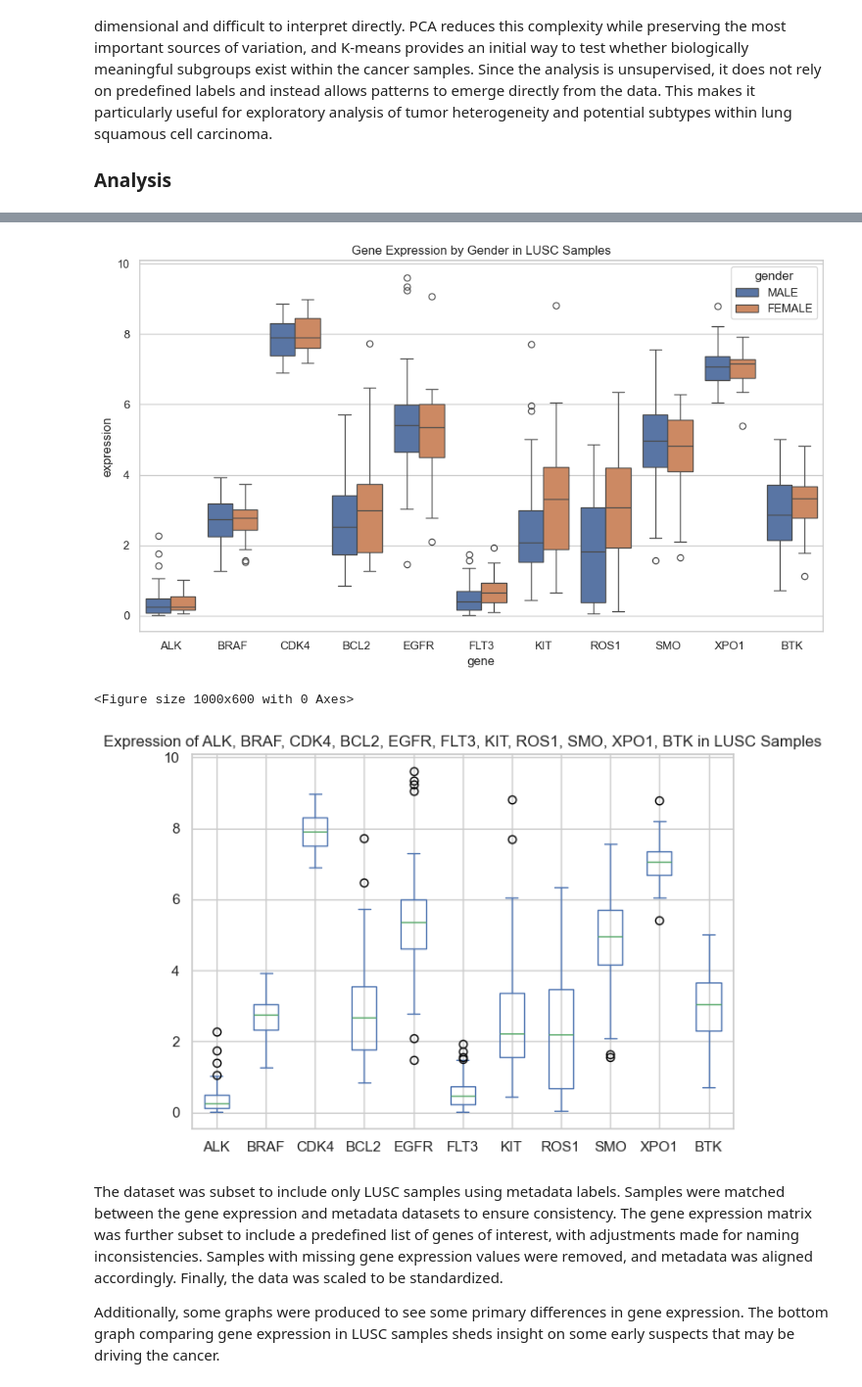
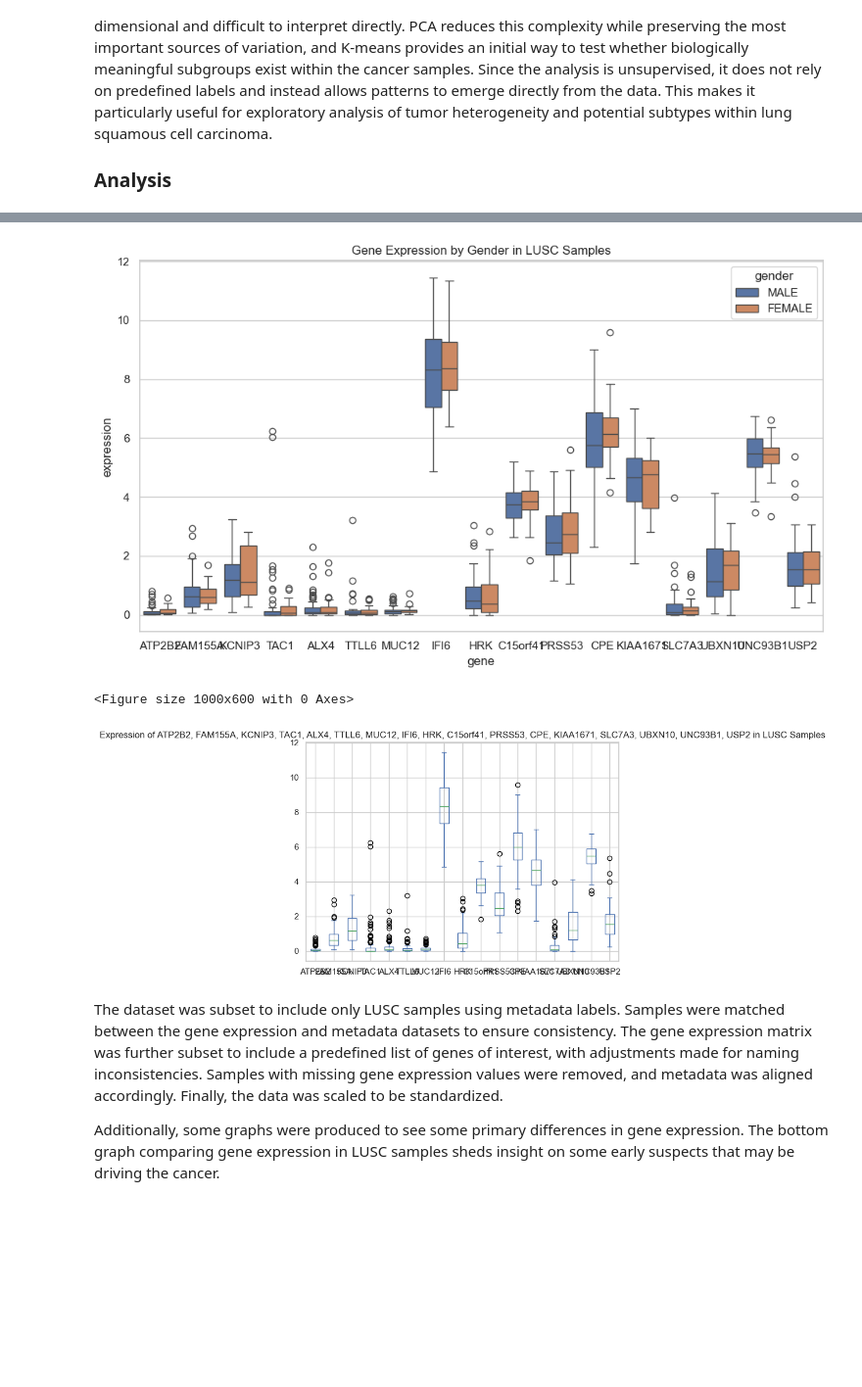
Before and after one commit to smgroves/Module-4-Cancer, a Jupyter notebook: code/Module 4 Template.ipynb, the cells around one changed output, grey strips where cells are left out. Shown at 98% size. Cells and saved outputs as stored; diff of their text form; code cells hidden in the pictures; blank space fills up the shorter version.

```diff
--- a/code/Module 4 Template.ipynb
+++ b/code/Module 4 Template.ipynb
@@ -181,9 +181,7 @@ def main():
 
     LUSC_data = data.loc[:, shared_samples]
 
-    desired_gene_list = ['ALK', 'BRAF', 'CDK-4', 'BCL-2', 'CSF-1R', 'EGFR', 'FLT3',
-        'FGFR', 'JAK', 'KIT', 'MEK', 'mTOR', 'NTRK', 'PI3K',
-        'ROS1', 'SMO', 'XPO1', 'VEGFR', 'BTK']
+    desired_gene_list = ['ATP2B2', 'FAM155A', 'KCNIP3', 'TAC1', 'ALX4', 'TTLL6', 'MUC12', 'IFI6', 'HRK', 'C15orf41', 'PRSS53', 'CPE', 'KIAA1671', 'SLC7A3', 'UBXN10', 'UNC93B1', 'USP2']
     # Alias map to handle gene name variations (e.g., CDK-4 -> CDK4)
     alias_map = {
         'ALK': 'ALK',
@@ -280,6 +278,6 @@ Plotting genes: ['ALK', 'BRAF', 'CDK4', 'BCL2', 'EGFR', 'FLT3', 'KIT', 'ROS1', '
-[figure, old version]
+[figure, new version]
 <Figure size 1000x600 with 0 Axes>
-[figure, old version]
+[figure, new version]
 # %% [markdown]
 The dataset was subset to include only LUSC samples using metadata labels. Samples were matched between the gene expression and metadata datasets to ensure consistency. The gene expression matrix was further subset to include a predefined list of genes of interest, with adjustments made for naming inconsistencies. Samples with missing gene expression values were removed, and metadata was aligned accordingly. Finally, the data was scaled to be standardized.
 
```
Also changed, not shown: parts of 3 cells of this notebook.
